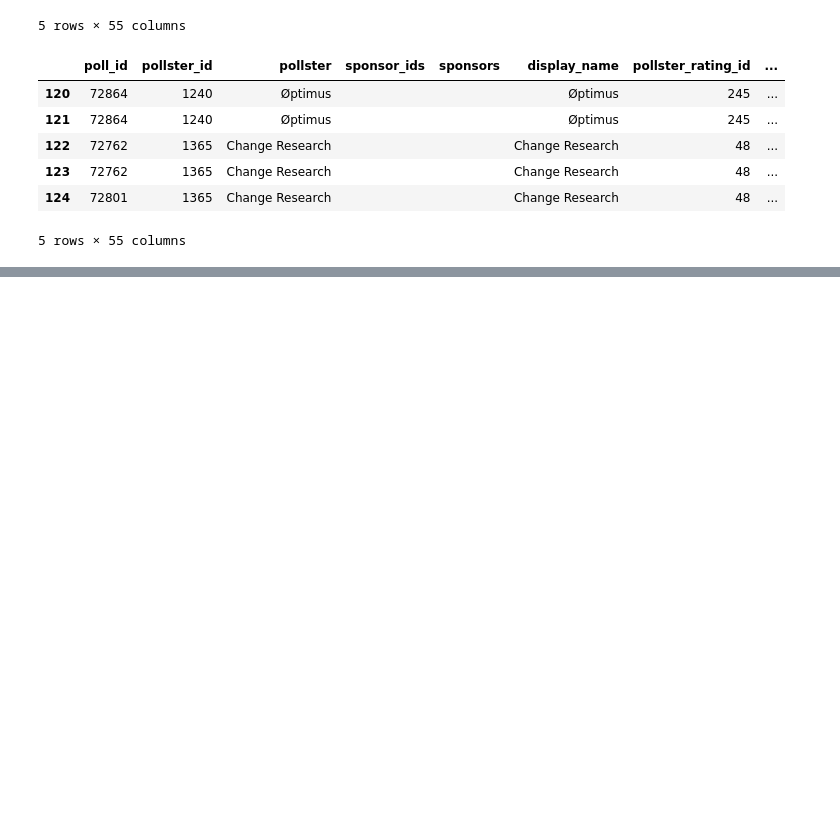
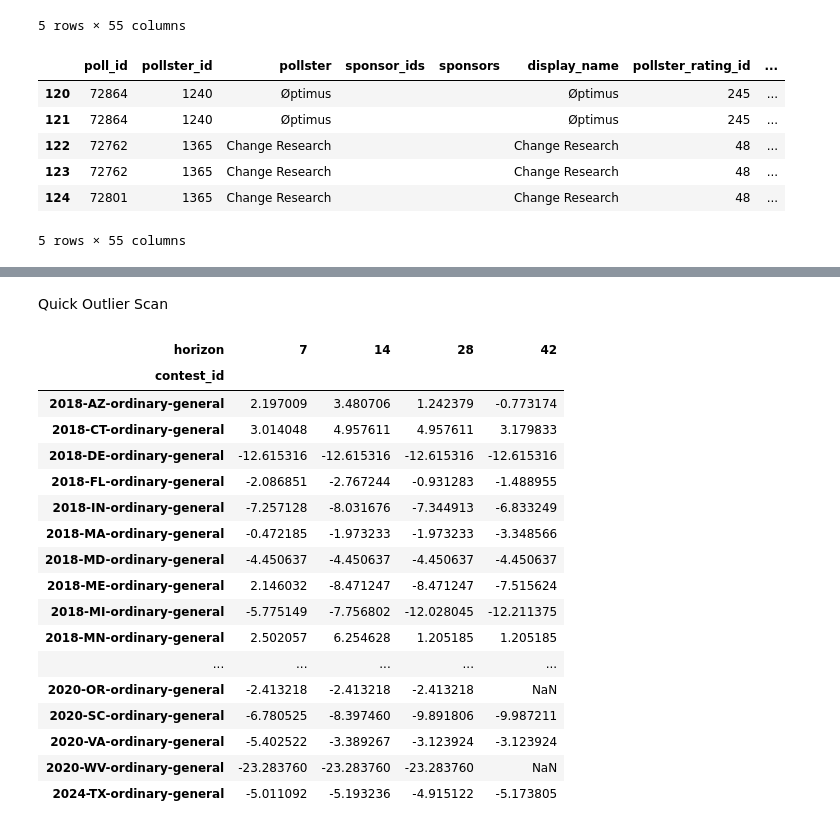
Before and after one commit to arasteh-git/election-modeling, a Jupyter notebook: notebooks/data-pulls.ipynb, the cells around one changed output, grey strips where cells are left out. Drawn from its saved outputs; the diff is of its cells as text; code cells hidden in the pictures; blank space fills up the shorter version.

```diff
--- a/notebooks/data-pulls.ipynb
+++ b/notebooks/data-pulls.ipynb
@@ -233,0 +245,7 @@ wide_polls.head()
+# %%
+historical = (wide_polls.merge(wide, on='contest_id', how='left', validate='many_to_one', suffixes=('', '_result')))
+
+historical['election_date'] = pd.to_datetime(historical['election_date'])
+historical['end_date'] = pd.to_datetime(historical['end_date'])
+
+historical.head()
@@ -233,0 +262,21 @@ wide_polls.head()
+# %%
+contests = sorted(historical['contest_id'].unique())
+horizons = (7, 14, 28, 42)
+records = []
+dropped = []
+
+for contest in contests:
+    contest_data = historical[historical['contest_id'] == contest]
+    for horizon in horizons:
+        horizon_date = contest_data['election_date'].iloc[0] - pd.Timedelta(days=horizon)
+        avg, neff = weighted_avg(contest_data, horizon_date, h)
+        if avg is None:
+            dropped.append({'contest_id':contest, 'horizon':horizon})
+            continue
+        error = contest_data['margin_result'].values[0] - avg
+        records.append({'cycle': contest_data['cycle'].iloc[0],
+                        'contest_id': contest,
+                        'horizon': horizon,'error': error,
+                        'avg': avg, 'neff': neff})
+
+errors = pd.DataFrame(records)
@@ -233,0 +297,11 @@ wide_polls.head()
+# %%
+errors['squared_error'] = errors['error'] ** 2
+
+errors_horizon = errors.copy().groupby('horizon')
+
+me_by_horizon = errors_horizon['error'].mean()
+
+rmse_by_horizon = np.sqrt((errors_horizon['squared_error']).mean())
+
+print(me_by_horizon)
+print(rmse_by_horizon)
@@ -233,0 +348,23 @@ wide_polls.head()
+# %% [markdown]
+Quick Outlier Scan
+# %%
+errors.pivot_table(index='contest_id', columns='horizon', values='error')
+# %% [output]
+| horizon | 7 | 14 | 28 | 42 |
+| contest_id |  |  |  |  |
+| 2018-AZ-ordinary-general | 2.197009 | 3.480706 | 1.242379 | -0.773174 |
+| 2018-CT-ordinary-general | 3.014048 | 4.957611 | 4.957611 | 3.179833 |
+| 2018-DE-ordinary-general | -12.615316 | -12.615316 | -12.615316 | -12.615316 |
+| 2018-FL-ordinary-general | -2.086851 | -2.767244 | -0.931283 | -1.488955 |
+| 2018-IN-ordinary-general | -7.257128 | -8.031676 | -7.344913 | -6.833249 |
+| 2018-MA-ordinary-general | -0.472185 | -1.973233 | -1.973233 | -3.348566 |
+| 2018-MD-ordinary-general | -4.450637 | -4.450637 | -4.450637 | -4.450637 |
+| 2018-ME-ordinary-general | 2.146032 | -8.471247 | -8.471247 | -7.515624 |
+| 2018-MI-ordinary-general | -5.775149 | -7.756802 | -12.028045 | -12.211375 |
+| 2018-MN-ordinary-general | 2.502057 | 6.254628 | 1.205185 | 1.205185 |
+| ... | ... | ... | ... | ... |
+| 2020-OR-ordinary-general | -2.413218 | -2.413218 | -2.413218 | NaN |
+| 2020-SC-ordinary-general | -6.780525 | -8.397460 | -9.891806 | -9.987211 |
+| 2020-VA-ordinary-general | -5.402522 | -3.389267 | -3.123924 | -3.123924 |
+| 2020-WV-ordinary-general | -23.283760 | -23.283760 | -23.283760 | NaN |
+| 2024-TX-ordinary-general | -5.011092 | -5.193236 | -4.915122 | -5.173805 |
```
Also changed, not shown: parts of 14 cells of this notebook, 5 other files.
